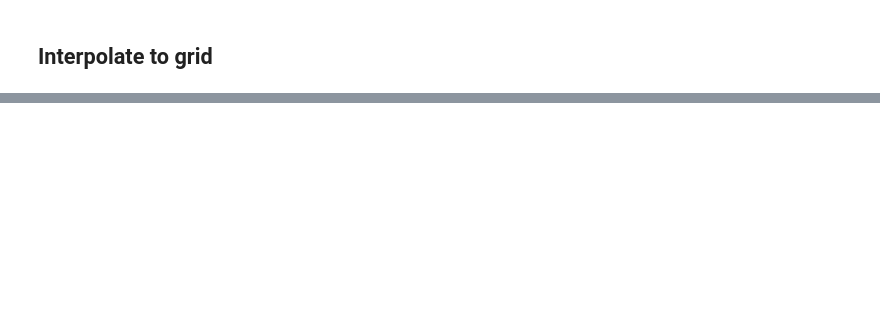
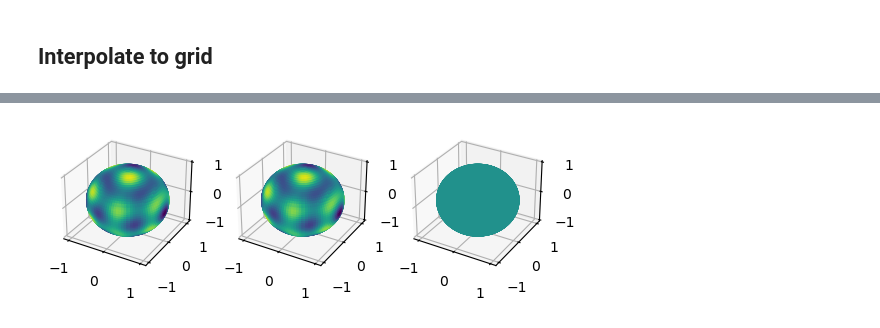
Before and after one commit to emastr/moment-constrained-cryo-em, a Jupyter notebook: part08_iterative_shell_alignment.ipynb, the cells around one changed output, grey strips where cells are left out. Cells and saved outputs as stored; diff of their text form; code cells hidden in the pictures; blank space fills up the shorter version.

```diff
--- a/part08_iterative_shell_alignment.ipynb
+++ b/part08_iterative_shell_alignment.ipynb
@@ -333 +371,12 @@ for i in range(N_align):
+# %%
+
+f_tmpl_prev = vmap(vmap(lambda theta, phi: eval_shell(theta, phi, fm_template_prev, ls, ms, L), (0, None)), (None, 0))(thetas, phis)
+f_tmpl = vmap(vmap(lambda theta, phi: eval_shell(theta, phi, fm_template, ls, ms, L), (0, None)), (None, 0))(thetas, phis)
+
+vmin, vmax = jnp.min(f_tmpl_prev.imag), jnp.max(f_tmpl_prev.imag)
+plot_sph(colormap(normalize(f_tmpl.imag)), thetas, phis, ax=plt.subplot(131, projection='3d'))
+plot_sph(colormap(normalize(f_tmpl_prev.imag)), thetas, phis, ax=plt.subplot(132, projection='3d'))
+plot_sph(colormap(normalize(f_tmpl_prev.imag - f_tmpl_prev.imag, vmin,vmax)), thetas, phis, ax=plt.subplot(133, projection='3d'))
+# %% [output]
+[figure, added]
 # %%
```
Also changed, not shown: parts of 5 cells of this notebook, 3 other files.
